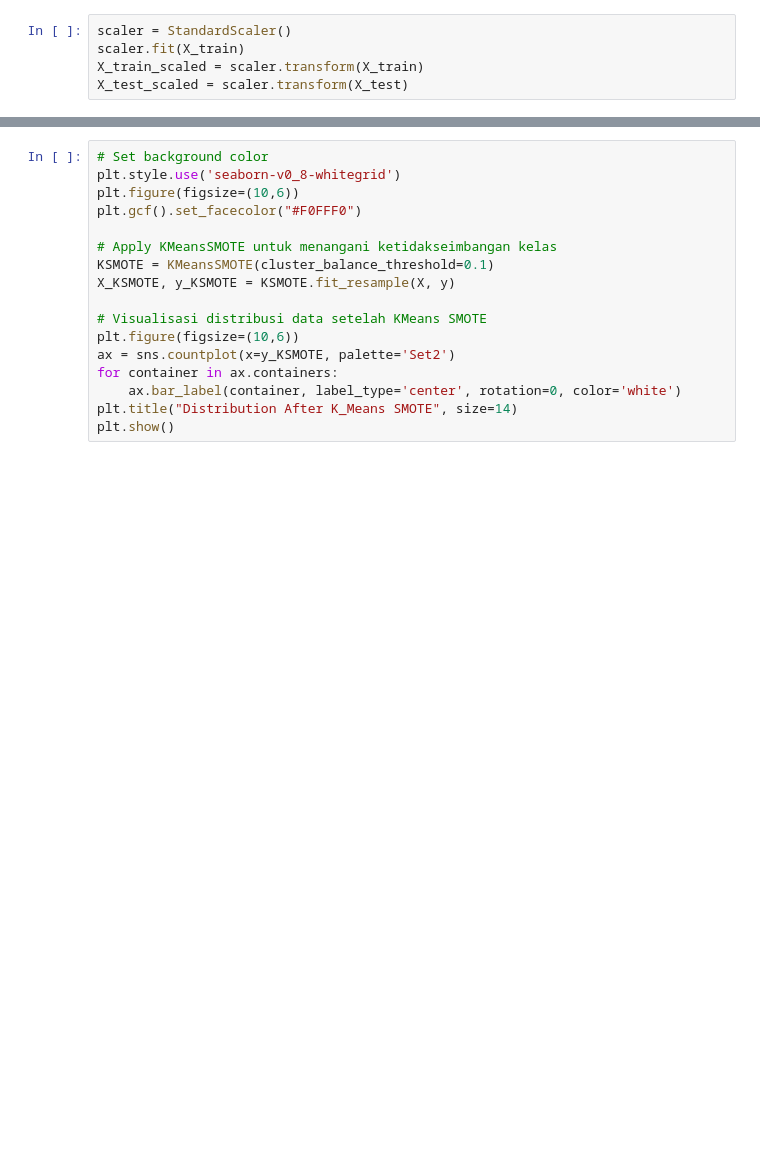
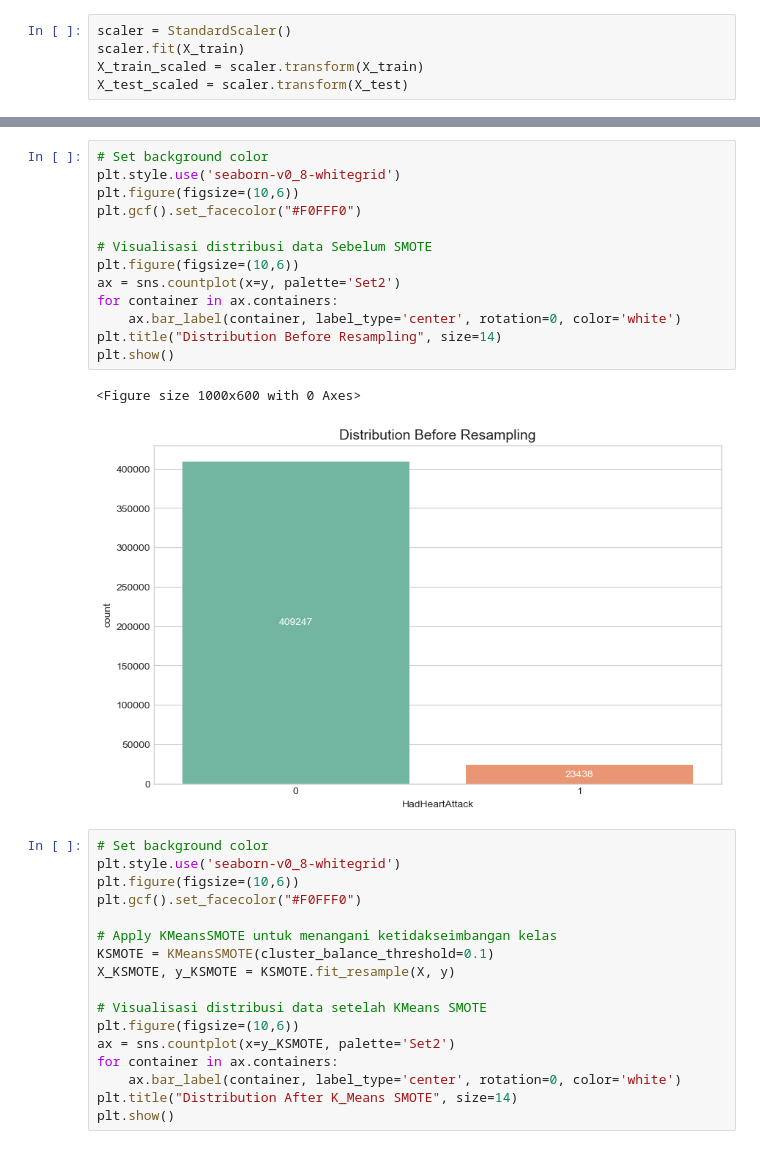
Before and after one commit to terserahdeh/DS-intern, a Jupyter notebook: notebooks/data_preprocessing.ipynb, the cells around one changed output, grey strips where cells are left out. Cells and saved outputs as stored; diff of their text form; blank space fills up the shorter version.

```diff
--- a/notebooks/data_preprocessing.ipynb
+++ b/notebooks/data_preprocessing.ipynb
@@ -435,3 +450,19 @@ weighted avg       0.94      0.95      0.94    129806
+# %%
+# Set background color
+plt.style.use('seaborn-v0_8-whitegrid')
+plt.figure(figsize=(10,6))
+plt.gcf().set_facecolor("#F0FFF0")
+
+# Visualisasi distribusi data Sebelum SMOTE
+plt.figure(figsize=(10,6))
+ax = sns.countplot(x=y, palette='Set2')
+for container in ax.containers:
+    ax.bar_label(container, label_type='center', rotation=0, color='white')
+plt.title("Distribution Before Resampling", size=14)
+plt.show()
+# %% [output]
+<Figure size 1000x600 with 0 Axes>
+[figure, added]
 # %%
 # Set background color
 plt.style.use('seaborn-v0_8-whitegrid')
```
Also changed, not shown: parts of 11 cells of this notebook, 3 other files.
